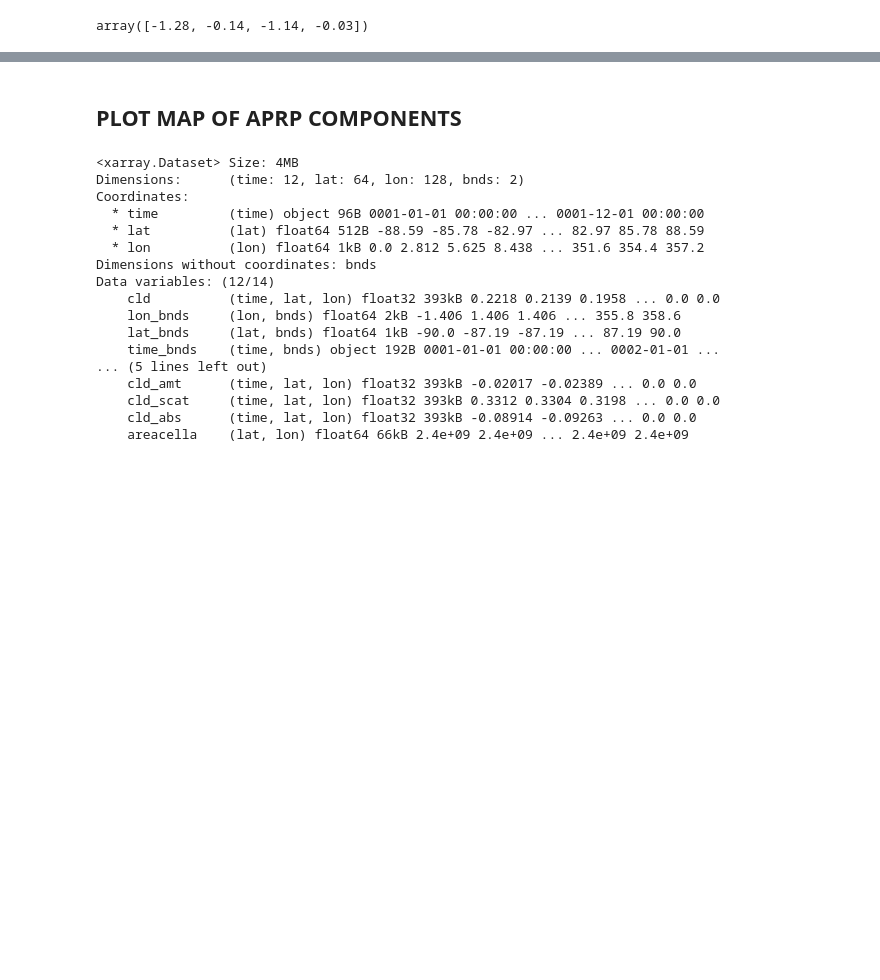
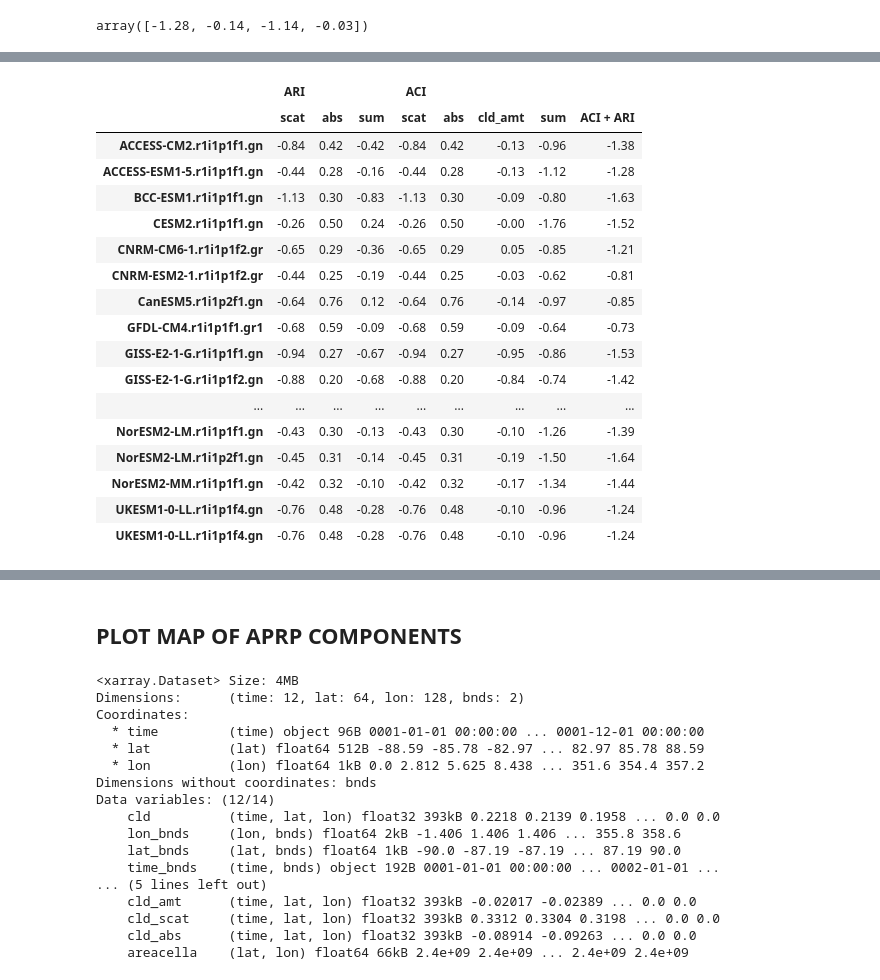
Before and after one commit to Regional-Modeling-LATMOS-IGE/CMIP6-Arctic-Aerosol-Analysis, a Jupyter notebook: sw_analysis_aprp_arctic.ipynb, the cells around one changed output, grey strips where cells are left out. Drawn from its saved outputs; the diff is of its cells as text; code cells hidden in the pictures; blank space fills up the shorter version.

```diff
--- a/sw_analysis_aprp_arctic.ipynb
+++ b/sw_analysis_aprp_arctic.ipynb
@@ -644,0 +452,6 @@ ensemble_aprp_avg = xr.concat(dict_aprp_regridded_time_avg.values(), "entry").me
+# %%
+def spatial_average_given_field(field : str, ds):
+
+    spatial_avg = ds.spatial.average(field, axis=["X", "Y"])[field].values
+
+    return np.round(spatial_avg, 2)
@@ -644,0 +502,57 @@ ensemble_aprp_avg = xr.concat(dict_aprp_regridded_time_avg.values(), "entry").me
+# %%
+key_00 = keys_aprp[0]
+
+dict_ari, dict_aci, dict_sum_aci_ari = compute_needed_spatial_avg_for_tables(key = key, ds = dict_aprp_time_avg_arctic[key])
+
+df1 = pd.DataFrame.from_dict(dict_ari)
+
+df2 = pd.DataFrame.from_dict(dict_aci)
+
+df3 = pd.DataFrame.from_dict(dict_sum_aci_ari)
+
+dict_to_be_dfd = {'ARI' : df1, 'ACI' : df2, '' : df3}
+
+main_df = pd.concat(dict_to_be_dfd).T
+
+for key in keys_aprp :
+
+    dict_ari, dict_aci, dict_sum_aci_ari = compute_needed_spatial_avg_for_tables(key = key, ds = dict_aprp_time_avg_arctic[key])
+
+    df1 = pd.DataFrame.from_dict(dict_ari)
+
+    df2 = pd.DataFrame.from_dict(dict_aci)
+
+    df3 = pd.DataFrame.from_dict(dict_sum_aci_ari)
+
+    dict_to_be_dfd = {'ARI' : df1, 'ACI' : df2, '' : df3}
+
+    df = pd.concat(dict_to_be_dfd).T
+
+    main_df = pd.concat([main_df, df])
+# %%
+main_df = main_df.sort_index()
+
+mean = main_df.mean(skipna = True)
+
+std = main_df.std(skipna = True)
+
+main_df
+# %% [output]
+|  | ARI |  |  | ACI |  |  |  |  |
+|  | scat | abs | sum | scat | abs | cld_amt | sum | ACI + ARI |
+| ACCESS-CM2.r1i1p1f1.gn | -0.84 | 0.42 | -0.42 | -0.84 | 0.42 | -0.13 | -0.96 | -1.38 |
+| ACCESS-ESM1-5.r1i1p1f1.gn | -0.44 | 0.28 | -0.16 | -0.44 | 0.28 | -0.13 | -1.12 | -1.28 |
+| BCC-ESM1.r1i1p1f1.gn | -1.13 | 0.30 | -0.83 | -1.13 | 0.30 | -0.09 | -0.80 | -1.63 |
+| CESM2.r1i1p1f1.gn | -0.26 | 0.50 | 0.24 | -0.26 | 0.50 | -0.00 | -1.76 | -1.52 |
+| CNRM-CM6-1.r1i1p1f2.gr | -0.65 | 0.29 | -0.36 | -0.65 | 0.29 | 0.05 | -0.85 | -1.21 |
+| CNRM-ESM2-1.r1i1p1f2.gr | -0.44 | 0.25 | -0.19 | -0.44 | 0.25 | -0.03 | -0.62 | -0.81 |
+| CanESM5.r1i1p2f1.gn | -0.64 | 0.76 | 0.12 | -0.64 | 0.76 | -0.14 | -0.97 | -0.85 |
+| GFDL-CM4.r1i1p1f1.gr1 | -0.68 | 0.59 | -0.09 | -0.68 | 0.59 | -0.09 | -0.64 | -0.73 |
+| GISS-E2-1-G.r1i1p1f1.gn | -0.94 | 0.27 | -0.67 | -0.94 | 0.27 | -0.95 | -0.86 | -1.53 |
+| GISS-E2-1-G.r1i1p1f2.gn | -0.88 | 0.20 | -0.68 | -0.88 | 0.20 | -0.84 | -0.74 | -1.42 |
+| ... | ... | ... | ... | ... | ... | ... | ... | ... |
+| NorESM2-LM.r1i1p1f1.gn | -0.43 | 0.30 | -0.13 | -0.43 | 0.30 | -0.10 | -1.26 | -1.39 |
+| NorESM2-LM.r1i1p2f1.gn | -0.45 | 0.31 | -0.14 | -0.45 | 0.31 | -0.19 | -1.50 | -1.64 |
+| NorESM2-MM.r1i1p1f1.gn | -0.42 | 0.32 | -0.10 | -0.42 | 0.32 | -0.17 | -1.34 | -1.44 |
+| UKESM1-0-LL.r1i1p1f4.gn | -0.76 | 0.48 | -0.28 | -0.76 | 0.48 | -0.10 | -0.96 | -1.24 |
+| UKESM1-0-LL.r1i1p1f4.gn | -0.76 | 0.48 | -0.28 | -0.76 | 0.48 | -0.10 | -0.96 | -1.24 |
```
Also changed, not shown: parts of 36 cells of this notebook, 8 other files.
